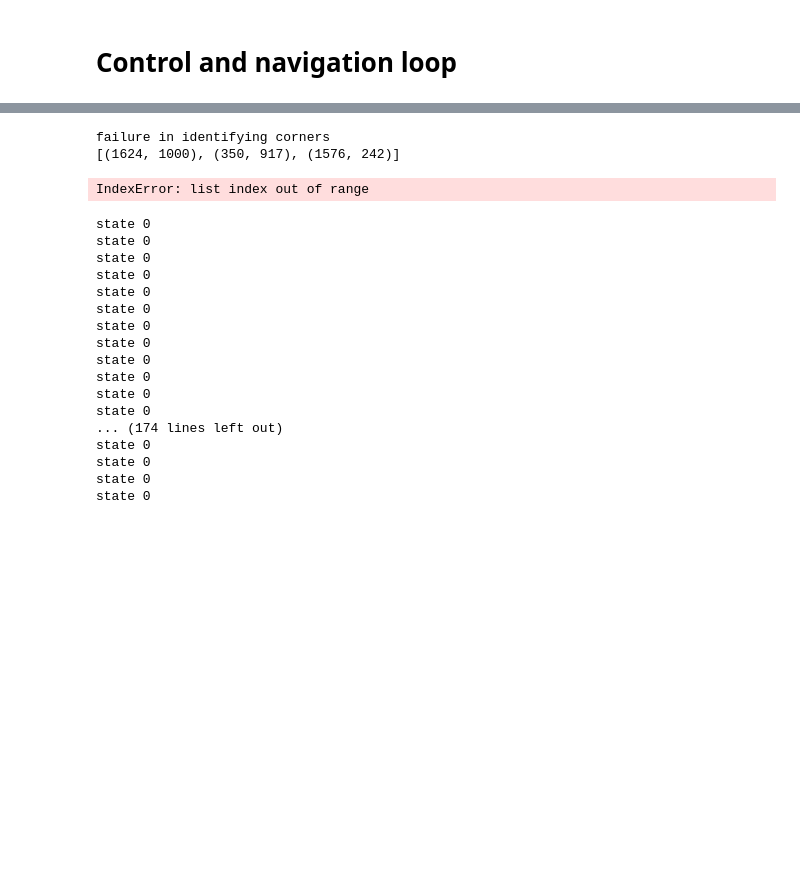
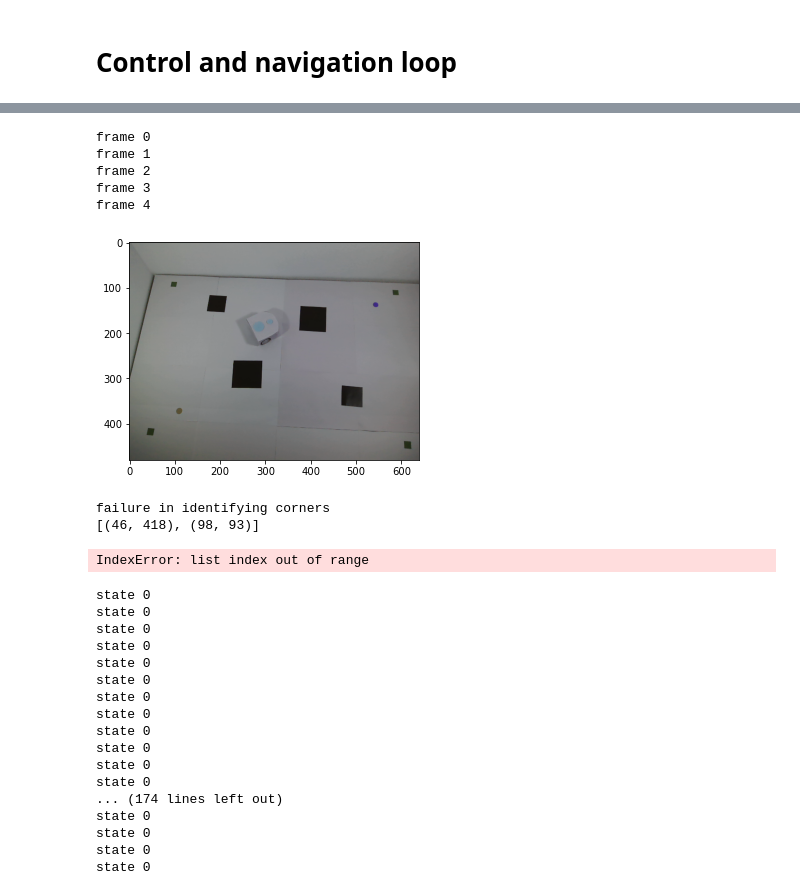
Before and after one commit to theoh-io/EPFL_MobileRobotics_2021, a Jupyter notebook: assembling vision and control.ipynb, the cells around one changed output, grey strips where cells are left out. Saved outputs shown, nothing was run; the diff lists cells and outputs as text; code cells hidden in the pictures; blank space fills up the shorter version.

```diff
--- a/assembling vision and control.ipynb
+++ b/assembling vision and control.ipynb
@@ -101,20 +132,42 @@ cap=cv2.VideoCapture(0)
 # %%
-while True:
+cap=cv2.VideoCapture(1,cv2.CAP_DSHOW)
+for i in range (5):
     _, frame = cap.read()
+    time.sleep(1)
+    print("frame {}".format(i))
 
+#cap.release()
+
+plt.figure()
+plt.imshow(frame)
+plt.show()
+
+
+time.sleep(5)
+
+while (cap.isOpened()):
+    _, frame = cap.read()
+    #cap.release()
     #control
-    frame=vis.img_calibration(frame)
-    cv2.imshow("results", frame)
+    img = cv2.cvtColor(frame, cv2.COLOR_BGR2RGB)
+    final=vis.img_calibration(img)
+    cv2.imshow("results", final)
 
     if cv2.waitKey(1) & 0xFF ==ord('q'):
         break
 
 cap.release()
 cv2.destroyAllWindows()
 # %% [output]
-failure in identifying corners
-[(1624, 1000), (350, 917), (1576, 242)]
+frame 0
+frame 1
+frame 2
+frame 3
+frame 4
+[figure, added]
-IndexError: list index out of range
+failure in identifying corners
+[(46, 418), (98, 93)]
+IndexError: list index out of range
 # %%
 # Navigation initialisation
 checkp=1           # goal checkpoint
```
Also changed, not shown: parts of 3 cells of this notebook, 7 other files.
